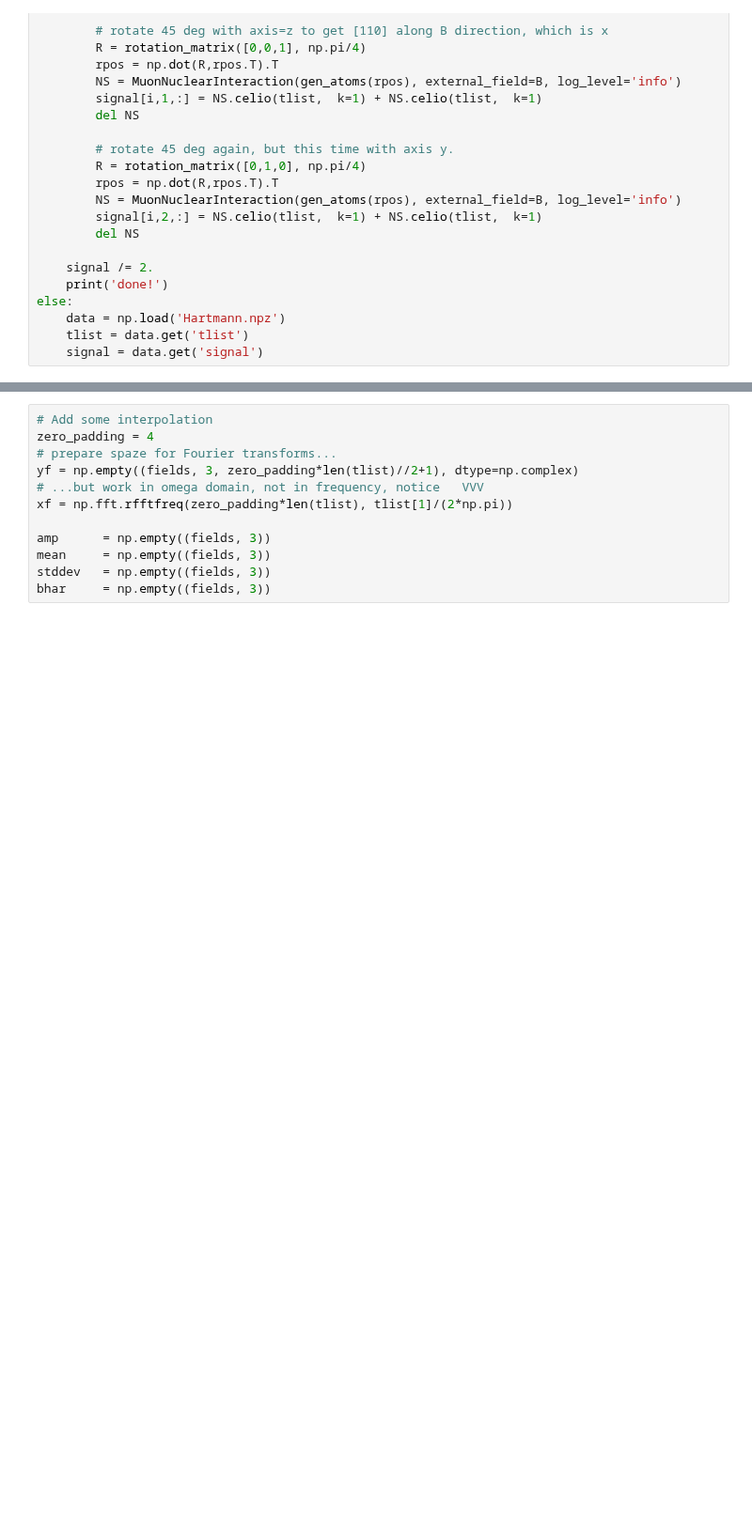
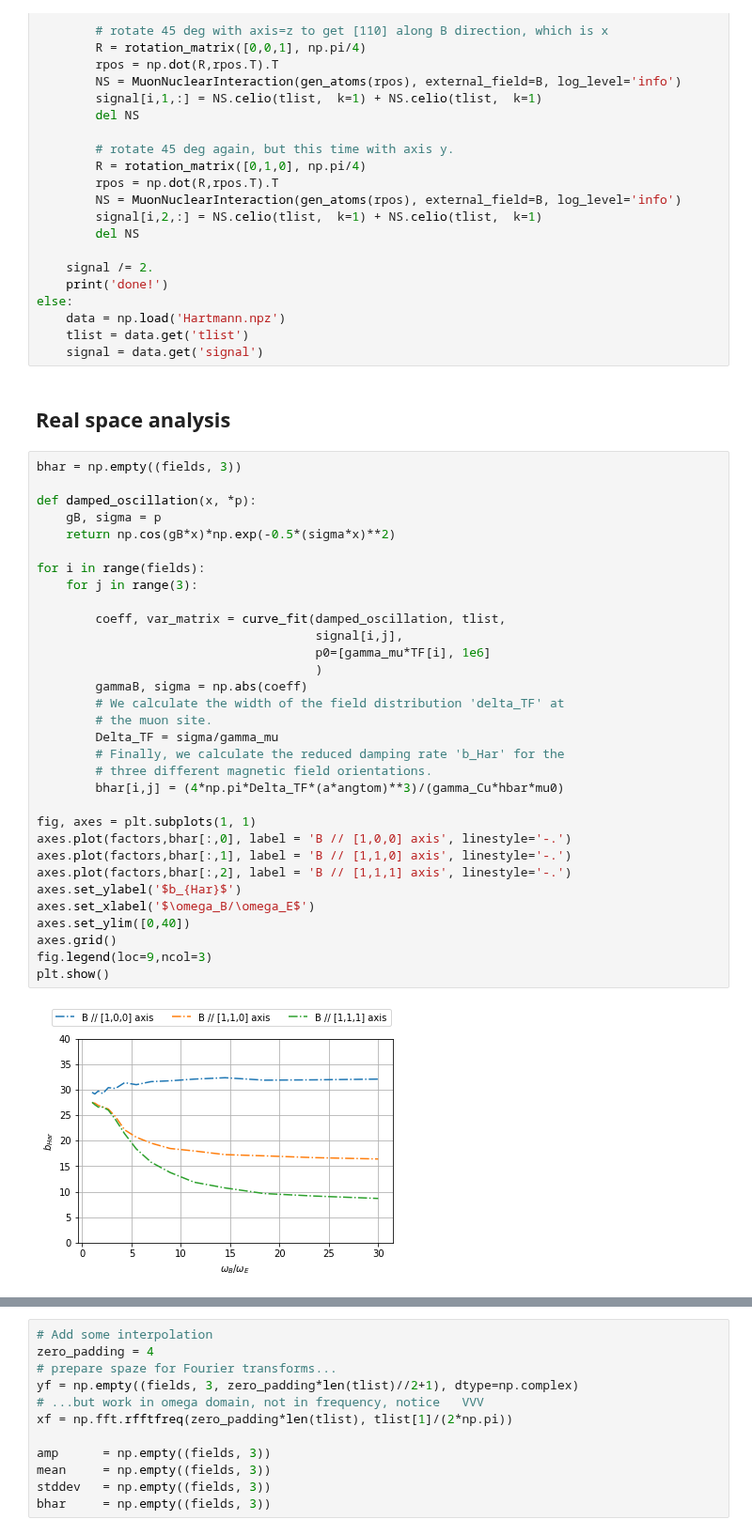
Before and after one commit to bonfus/undi, a Jupyter notebook: examples/Hartmann.ipynb, the cells around one changed output, grey strips where cells are left out. Shown at 94% size. Saved outputs shown, nothing was run; the diff lists cells and outputs as text; blank space fills up the shorter version.

```diff
--- a/examples/Hartmann.ipynb
+++ b/examples/Hartmann.ipynb
@@ -159,6 +158,42 @@ else:
     data = np.load('Hartmann.npz')
     tlist = data.get('tlist')
     signal = data.get('signal')
+# %% [markdown]
+## Real space analysis
+# %%
+bhar = np.empty((fields, 3))
+
+def damped_oscillation(x, *p):
+    gB, sigma = p
+    return np.cos(gB*x)*np.exp(-0.5*(sigma*x)**2)
+
+for i in range(fields):
+    for j in range(3):
+
+        coeff, var_matrix = curve_fit(damped_oscillation, tlist,
+                                      signal[i,j],
+                                      p0=[gamma_mu*TF[i], 1e6]
+                                      )
+        gammaB, sigma = np.abs(coeff)
+        # We calculate the width of the field distribution 'delta_TF' at
+        # the muon site.
+        Delta_TF = sigma/gamma_mu
+        # Finally, we calculate the reduced damping rate 'b_Har' for the
+        # three different magnetic field orientations.
+        bhar[i,j] = (4*np.pi*Delta_TF*(a*angtom)**3)/(gamma_Cu*hbar*mu0)
+
+fig, axes = plt.subplots(1, 1)
+axes.plot(factors,bhar[:,0], label = 'B // [1,0,0] axis', linestyle='-.')
+axes.plot(factors,bhar[:,1], label = 'B // [1,1,0] axis', linestyle='-.')
+axes.plot(factors,bhar[:,2], label = 'B // [1,1,1] axis', linestyle='-.')
+axes.set_ylabel('$b_{Har}$')
+axes.set_xlabel('$\omega_B/\omega_E$')
+axes.set_ylim([0,40])
+axes.grid()
+fig.legend(loc=9,ncol=3)
+plt.show()
+# %% [output]
+[figure, added]
 # %% [markdown]
 ## Fourier transform
 
```
Also changed, not shown: parts of 4 cells of this notebook, 2 other files.
